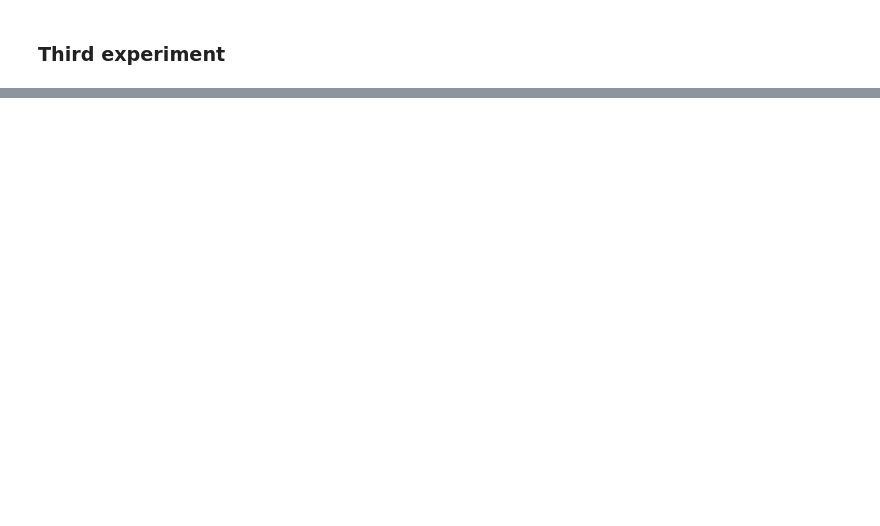
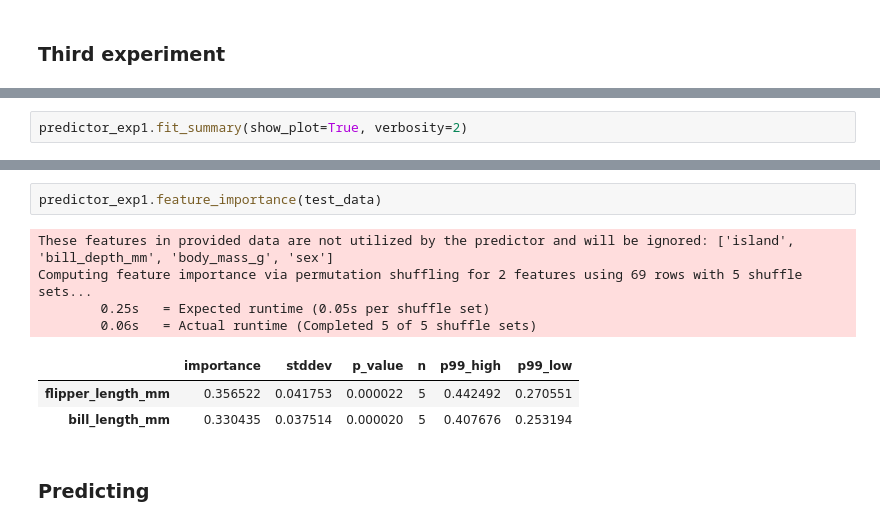
Before and after one commit to lamaalfreah/AAI-, a Jupyter notebook: student/c3/ex2_pycaret_classification.ipynb, the cells around one changed output, grey strips where cells are left out. Cells and saved outputs as stored; diff of their text form; blank space fills up the shorter version.

```diff
--- a/student/c3/ex2_pycaret_classification.ipynb
+++ b/student/c3/ex2_pycaret_classification.ipynb
@@ -193,0 +268,2 @@ TabularPredictor saved. To load, use: predictor = TabularPredictor.load("/Users/
+# %%
+predictor_exp1.fit_summary(show_plot=True, verbosity=2)
@@ -193,0 +342,12 @@ TabularPredictor saved. To load, use: predictor = TabularPredictor.load("/Users/
+# %%
+predictor_exp1.feature_importance(test_data)
+# %% [output]
+These features in provided data are not utilized by the predictor and will be ignored: ['island', 'bill_depth_mm', 'body_mass_g', 'sex']
+Computing feature importance via permutation shuffling for 2 features using 69 rows with 5 shuffle sets...
+        0.25s   = Expected runtime (0.05s per shuffle set)
+        0.06s   = Actual runtime (Completed 5 of 5 shuffle sets)
+|  | importance | stddev | p_value | n | p99_high | p99_low |
+| flipper_length_mm | 0.356522 | 0.041753 | 0.000022 | 5 | 0.442492 | 0.270551 |
+| bill_length_mm | 0.330435 | 0.037514 | 0.000020 | 5 | 0.407676 | 0.253194 |
+# %% [markdown]
+### Predicting
```
Also changed, not shown: parts of 13 cells of this notebook.
